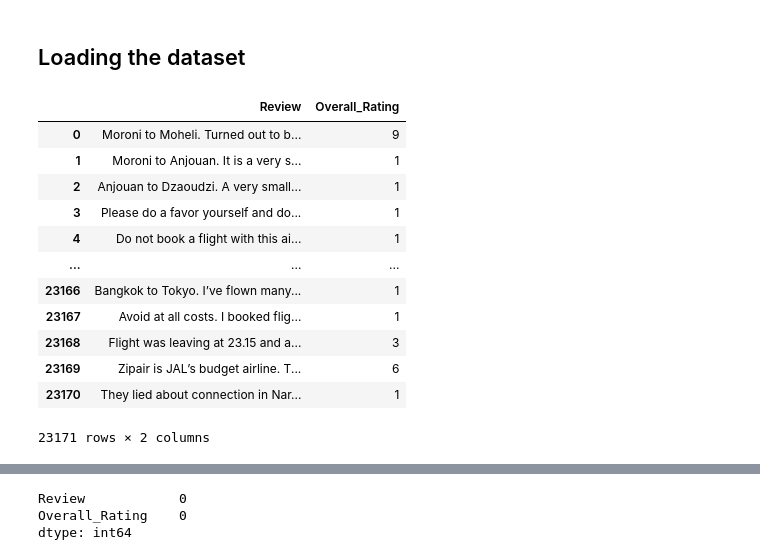
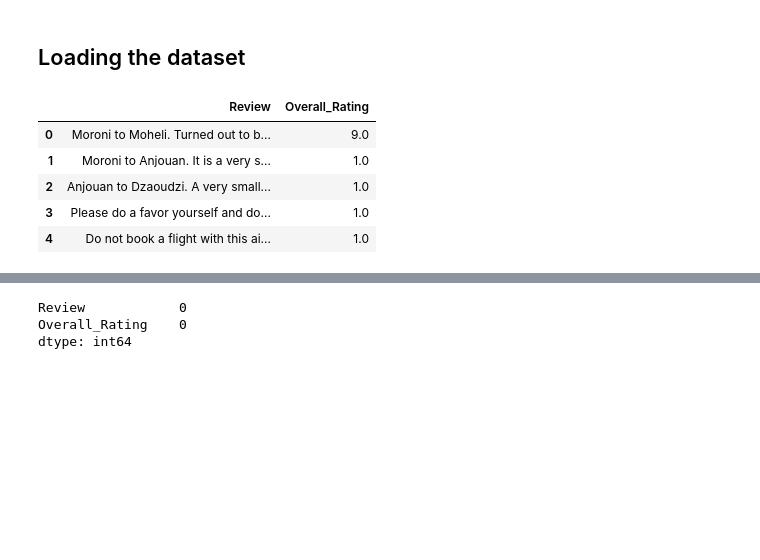
Before and after one commit to Iyabivuz-e/Airline_rating_predictor, a Jupyter notebook: main.ipynb, the cells around one changed output, grey strips where cells are left out. Cells and saved outputs as stored; diff of their text form; code cells hidden in the pictures; blank space fills up the shorter version.

```diff
--- a/main.ipynb
+++ b/main.ipynb
@@ -69,26 +71,19 @@ tf.random.set_seed(41)
 ## Loading the dataset
 # %%
 df = pd.read_csv("Airline_Reviews.csv")
+# We have to drop the rest and keep the only relevant information for our project
+# df = df[["Review", "Overall_Rating"]].dropna()
+# Convert 'Overall_Rating' to numeric, coercing errors
+df['Overall_Rating'] = pd.to_numeric(df['Overall_Rating'], errors='coerce')
+# Drop rows where 'Overall_Rating' is NaN after conversion
+df = df.dropna(subset=['Overall_Rating'])
+df = df[["Review", "Overall_Rating"]].dropna()
 
-# print(f"Dataset Shape: {df.shape}")
-# print(f"The missing values: {df.isnull().sum()}")
-# print(f"Overall ratings:")
-# print(df["Overall_Rating"].value_counts().sort_index())
-
-# We have to drop the rest and keep the only relevant information for our project
-df = df[["Review", "Overall_Rating"]].dropna()
-df
+df.head()
 # %% [output]
 |  | Review | Overall_Rating |
-| 0 | Moroni to Moheli. Turned out to b... | 9 |
-| 1 | Moroni to Anjouan. It is a very s... | 1 |
-| 2 | Anjouan to Dzaoudzi. A very small... | 1 |
-| 3 | Please do a favor yourself and do... | 1 |
-| 4 | Do not book a flight with this ai... | 1 |
-| ... | ... | ... |
-| 23166 | Bangkok to Tokyo. I’ve flown many... | 1 |
-| 23167 | Avoid at all costs. I booked flig... | 1 |
-| 23168 | Flight was leaving at 23.15 and a... | 3 |
-| 23169 | Zipair is JAL’s budget airline. T... | 6 |
-| 23170 | They lied about connection in Nar... | 1 |
+| 0 | Moroni to Moheli. Turned out to b... | 9.0 |
+| 1 | Moroni to Anjouan. It is a very s... | 1.0 |
+| 2 | Anjouan to Dzaoudzi. A very small... | 1.0 |
+| 3 | Please do a favor yourself and do... | 1.0 |
+| 4 | Do not book a flight with this ai... | 1.0 |
-23171 rows × 2 columns
```
Also changed, not shown: parts of 19 cells of this notebook, 1 other file.
